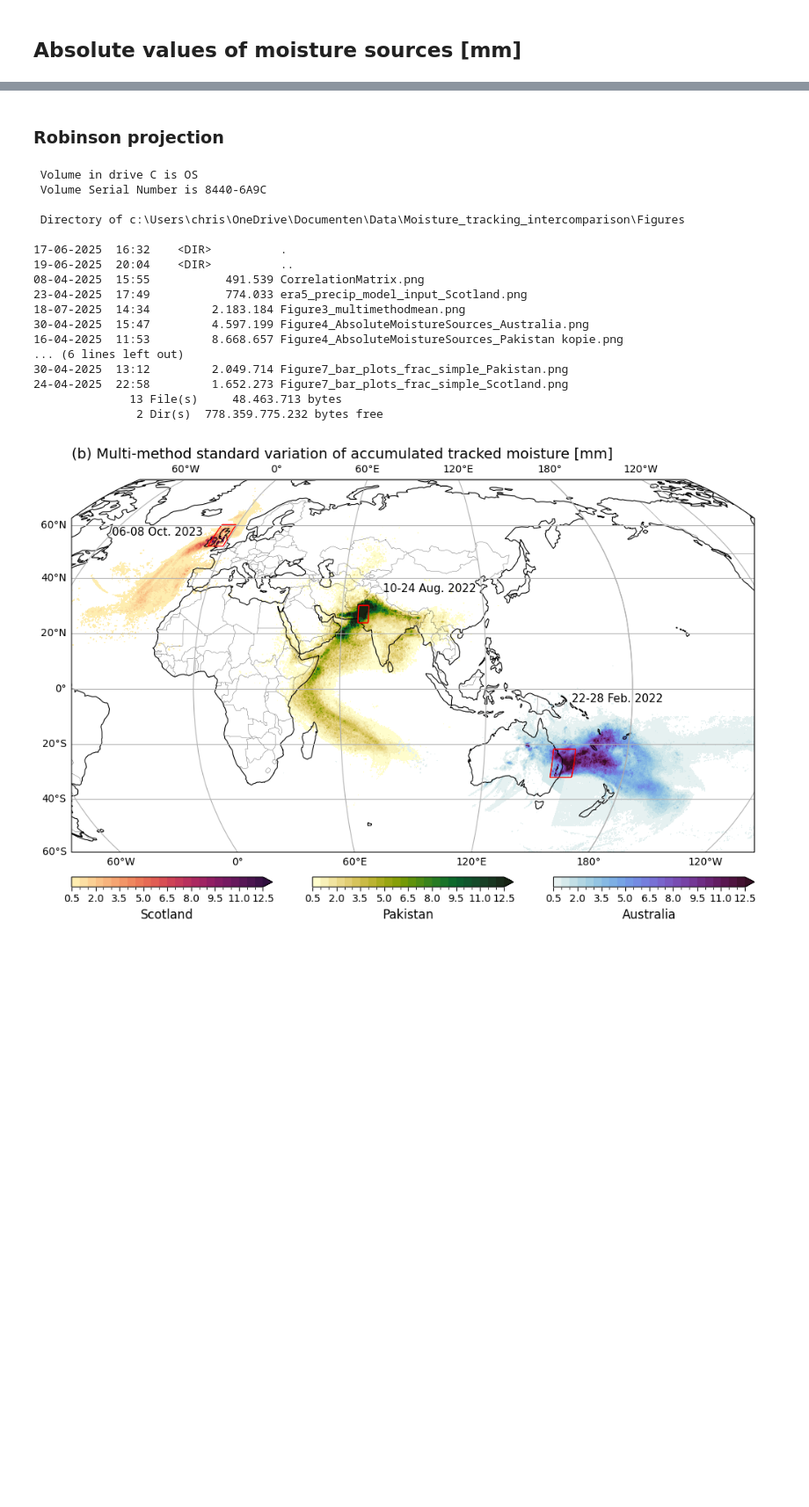
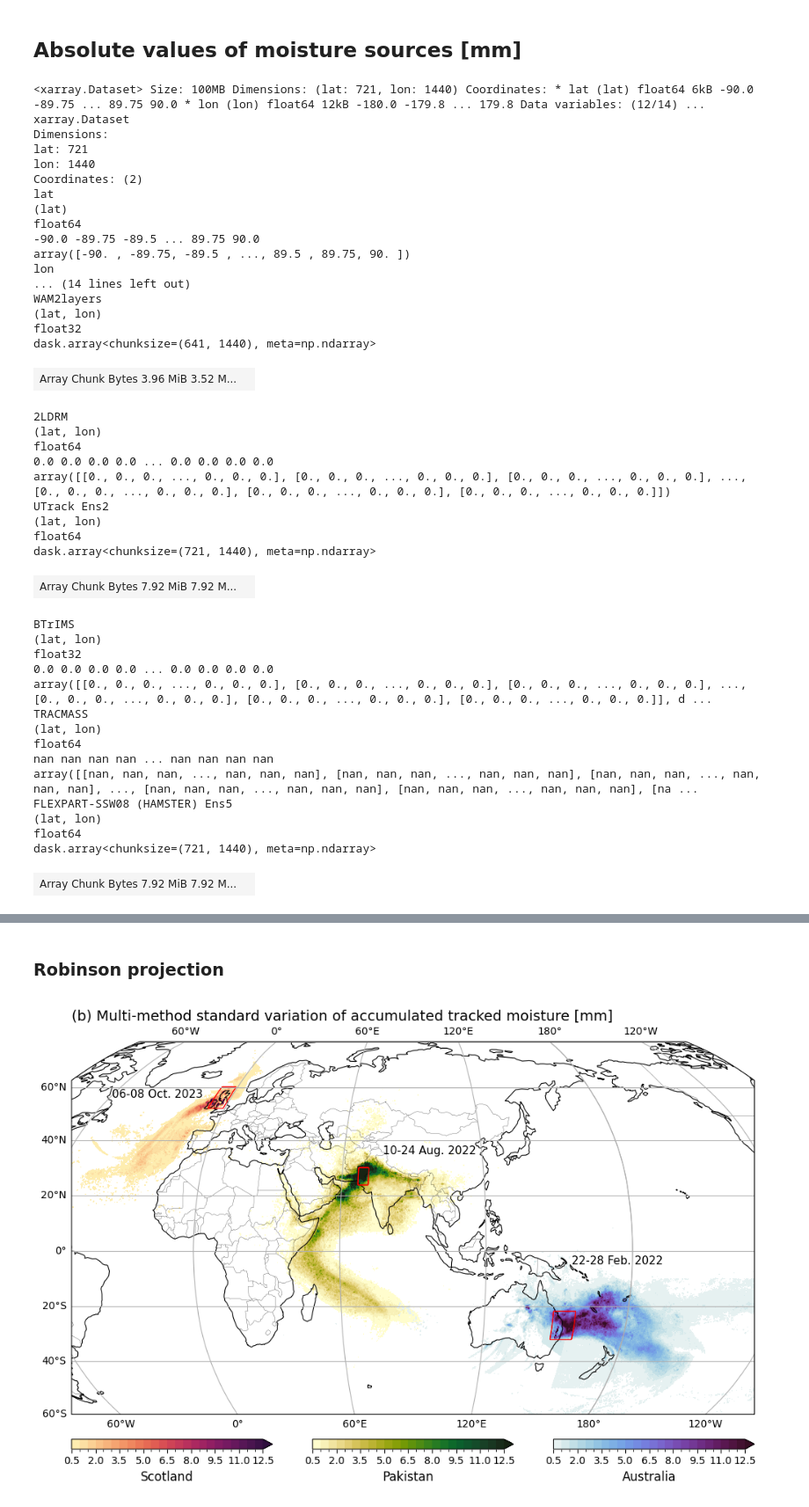
Before and after one commit to Moisture-tracking-community/INSPIRE, a Jupyter notebook: Figure3_Global_map.ipynb, the cells around one changed output, grey strips where cells are left out. Shown at 88% size. Cells and saved outputs as stored; diff of their text form; code cells hidden in the pictures; blank space fills up the shorter version.

Commit message:
Updated case names for Figure3 notebook

```diff
--- a/Figure3_Global_map.ipynb
+++ b/Figure3_Global_map.ipynb
@@ -51,12 +51,13 @@ drop_list = [
     "UTrack Ens3",
     "UTrack Ens4",
     "UTrack Ens5",
-    "FLEXPART-HAMSTER Ens1",
-    "FLEXPART-HAMSTER Ens2",
-    "FLEXPART-HAMSTER Ens3",
-    "FLEXPART-HAMSTER Ens4",
-    "FLEXPART-WaterSip (HKUST) Ens1",
-    "FLEXPART-WaterSip (HKUST) Ens3",
+    "FLEXPART-SSW08 (HAMSTER) Ens1",
+    "FLEXPART-SSW08 (HAMSTER) Ens2",
+    "FLEXPART-SSW08 (HAMSTER) Ens3",
+    "FLEXPART-SSW08 (HAMSTER) Ens4",
+    "FLEXPART-SSW08 (HKUST) Ens1",
+    "FLEXPART-SSW08 (HKUST) Ens3",
+    "WRF-WVT"
 ]
 
 pak = pak.drop_vars(drop_list)
@@ -79,3 +80,49 @@ scts = sct.to_array(dim="std").std("std")
 pakn = paks / pakm
 ausn = auss / ausm
 sctn = scts / sctm
+# %%
+pak
+# %% [output]
+<xarray.Dataset> Size: 100MB Dimensions: (lat: 721, lon: 1440) Coordinates: * lat (lat) float64 6kB -90.0 -89.75 ... 89.75 90.0 * lon (lon) float64 12kB -180.0 -179.8 ... 179.8 Data variables: (12/14) ...
+xarray.Dataset
+Dimensions:
+lat: 721
+lon: 1440
+Coordinates: (2)
+lat
+(lat)
+float64
+-90.0 -89.75 -89.5 ... 89.75 90.0
+array([-90. , -89.75, -89.5 , ..., 89.5 , 89.75, 90. ])
+lon
+... (14 lines left out)
+WAM2layers
+(lat, lon)
+float32
+dask.array<chunksize=(641, 1440), meta=np.ndarray>
+| Array Chunk Bytes 3.96 MiB 3.52 M... |  |
+2LDRM
+(lat, lon)
+float64
+0.0 0.0 0.0 0.0 ... 0.0 0.0 0.0 0.0
+array([[0., 0., 0., ..., 0., 0., 0.], [0., 0., 0., ..., 0., 0., 0.], [0., 0., 0., ..., 0., 0., 0.], ..., [0., 0., 0., ..., 0., 0., 0.], [0., 0., 0., ..., 0., 0., 0.], [0., 0., 0., ..., 0., 0., 0.]])
+UTrack Ens2
+(lat, lon)
+float64
+dask.array<chunksize=(721, 1440), meta=np.ndarray>
+| Array Chunk Bytes 7.92 MiB 7.92 M... |  |
+BTrIMS
+(lat, lon)
+float32
+0.0 0.0 0.0 0.0 ... 0.0 0.0 0.0 0.0
+array([[0., 0., 0., ..., 0., 0., 0.], [0., 0., 0., ..., 0., 0., 0.], [0., 0., 0., ..., 0., 0., 0.], ..., [0., 0., 0., ..., 0., 0., 0.], [0., 0., 0., ..., 0., 0., 0.], [0., 0., 0., ..., 0., 0., 0.]], d ...
+TRACMASS
+(lat, lon)
+float64
+nan nan nan nan ... nan nan nan nan
+array([[nan, nan, nan, ..., nan, nan, nan], [nan, nan, nan, ..., nan, nan, nan], [nan, nan, nan, ..., nan, nan, nan], ..., [nan, nan, nan, ..., nan, nan, nan], [nan, nan, nan, ..., nan, nan, nan], [na ...
+FLEXPART-SSW08 (HAMSTER) Ens5
+(lat, lon)
+float64
+dask.array<chunksize=(721, 1440), meta=np.ndarray>
+| Array Chunk Bytes 7.92 MiB 7.92 M... |  |
@@ -153,26 +217,6 @@ fig.colorbar(p3, ax=ax1, orientation="horizontal").set_label(label="mm", size=12
 
 fig.savefig(figure_path + "Figure3_multimethodmean.png", dpi=600, bbox_inches="tight")
 # fig.savefig('Figure3a.pdf', format='pdf')
-# %%
-ls Figures
-# %% [output]
- Volume in drive C is OS
- Volume Serial Number is 8440-6A9C
-
- Directory of c:\Users\chris\OneDrive\Documenten\Data\Moisture_tracking_intercomparison\Figures
-
-17-06-2025  16:32    <DIR>          .
-19-06-2025  20:04    <DIR>          ..
-08-04-2025  15:55           491.539 CorrelationMatrix.png
-23-04-2025  17:49           774.033 era5_precip_model_input_Scotland.png
-18-07-2025  14:34         2.183.184 Figure3_multimethodmean.png
-30-04-2025  15:47         4.597.199 Figure4_AbsoluteMoistureSources_Australia.png
-16-04-2025  11:53         8.668.657 Figure4_AbsoluteMoistureSources_Pakistan kopie.png
-... (6 lines left out)
-30-04-2025  13:12         2.049.714 Figure7_bar_plots_frac_simple_Pakistan.png
-24-04-2025  22:58         1.652.273 Figure7_bar_plots_frac_simple_Scotland.png
-              13 File(s)     48.463.713 bytes
-               2 Dir(s)  778.359.775.232 bytes free
 # %%
 # STANDARD DEVIATION
 
```
Also changed, not shown: parts of 1 cell of this notebook.
